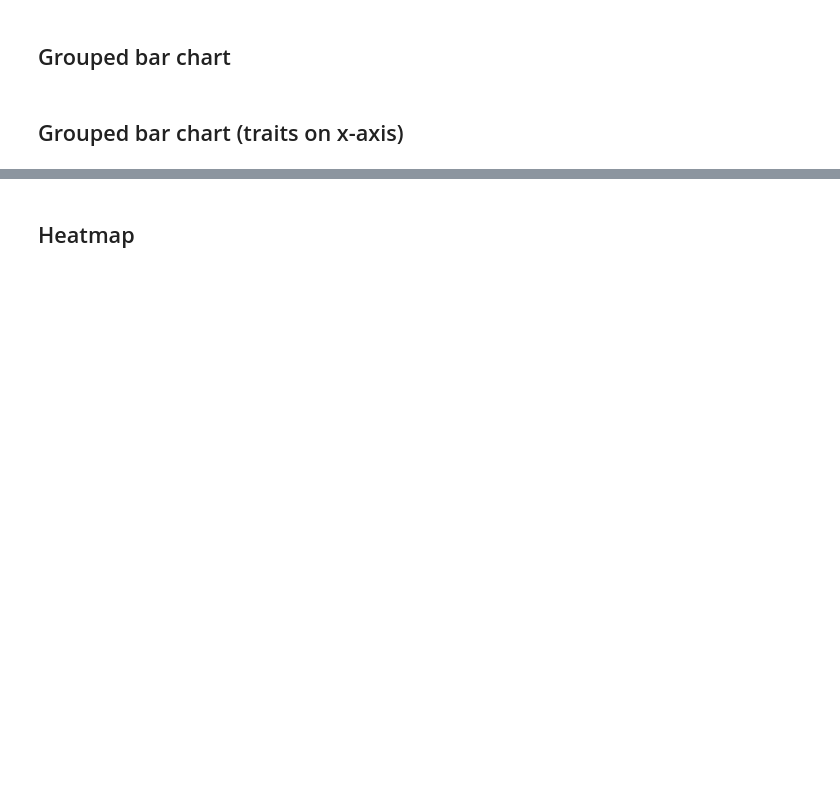
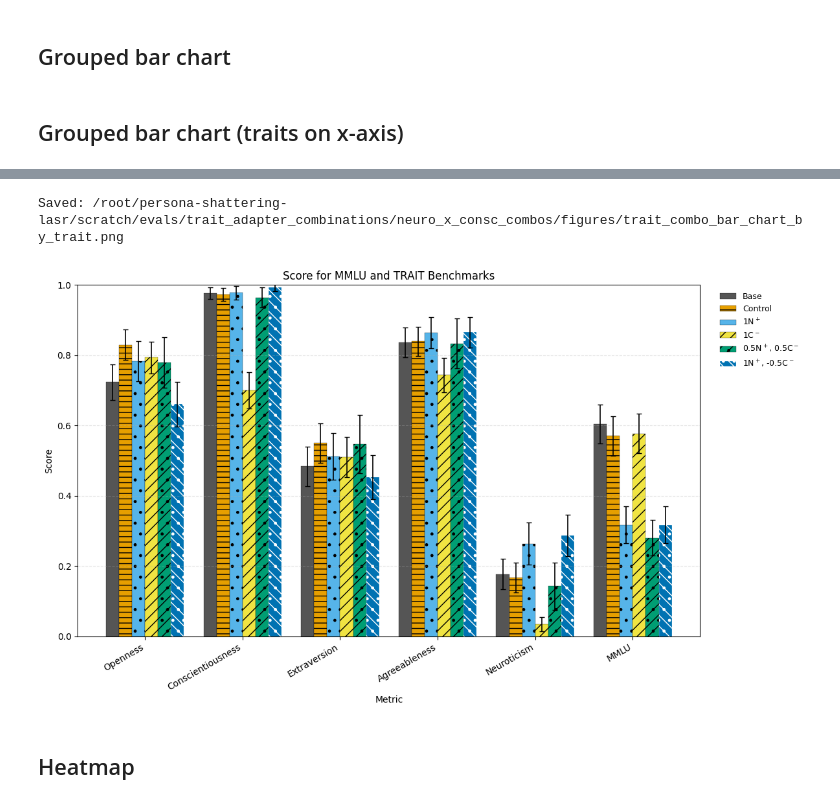
Before and after one commit to SidBaines/persona-shattering-lasr, a Jupyter notebook: scripts_dev/personality_evals/anton_ocean_trait_evals/trait_evals.ipynb, the cells around one changed output, grey strips where cells are left out. Drawn from its saved outputs; the diff is of its cells as text; code cells hidden in the pictures; blank space fills up the shorter version.

```diff
--- a/scripts_dev/personality_evals/anton_ocean_trait_evals/trait_evals.ipynb
+++ b/scripts_dev/personality_evals/anton_ocean_trait_evals/trait_evals.ipynb
@@ -458,43 +487,54 @@ plt.show()
 # %%
-combo_labels = [label for _, label, _, _ in ALL_MODEL_ENTRIES]
+combo_labels = [label for _, label, _, _ in specific_model_entries]
 trait_order = [t for t in PLOT_METRICS if t in set(summary_df["trait"])]
 n_combos = len(combo_labels)
 n_traits = len(trait_order)
 
 # Pivot: traits on x-axis, combos as bar groups
 plot_wide2 = summary_df.pivot(index="combo_label", columns="trait", values="score").reindex(combo_labels)
 ci_wide2 = summary_df.pivot(index="combo_label", columns="trait", values="ci95").reindex(combo_labels)
 
-# Wong (2011) + teal extension for 9 combos
-COLORBLIND_PALETTE = ["#555555", "#E69F00", "#56B4E9", "#009E73", "#F0E442", "#0072B2", "#D55E00", "#CC79A7", "#44AA99"]
-colors2 = COLORBLIND_PALETTE[:n_combos]
+COLORBLIND_PALETTE = ["#555555", "#E69F00", "#56B4E9", "#F0E442", "#009E73", "#0072B2", "#D55E00", "#CC79A7", "#44AA99"]
+HATCHES = ['', '--', '.', '//', '//.', '\\\\.', '++', 'oo', '--', '|||']
+colors2 = (COLORBLIND_PALETTE * ((n_combos // len(COLORBLIND_PALETTE)) + 1))[:n_combos]
 
 width = 0.8 / n_combos
 x = np.arange(n_traits)
 
 fig, ax = plt.subplots(figsize=(max(10, 2.0 * n_traits), 7))
 for i, label in enumerate(combo_labels):
     offset = (i - n_combos / 2 + 0.5) * width
     values = plot_wide2.loc[label, trait_order].values
     errors = ci_wide2.loc[label, trait_order].values
-    ax.bar(x + offset, values, width=width, label=label, color=colors2[i],
+    bars = ax.bar(x + offset, values, width=width, label=label, color=colors2[i],
+           hatch=HATCHES[i % len(HATCHES)],
+           edgecolor='black',
+           linewidth=0.2,
            yerr=errors, capsize=3, error_kw={"elinewidth": 1.2, "ecolor": "black", "alpha": 1.0})
+
+for patch in bars.patches:
+    patch.set_edgecolor('white')   # ← hatch color
+
 
 ax.set_ylabel("Score")
 ax.set_xlabel("Metric")
 ax.set_ylim(0.0, 1.0)
 ax.set_xticks(x)
 ax.set_xticklabels(trait_order, rotation=30, ha="right")
 ax.grid(axis="y", linestyle="--", alpha=0.35)
 ax.legend(bbox_to_anchor=(1.02, 1), loc="upper left", frameon=False, fontsize=9)
-ax.set_title(f"TRAIT + MMLU scores ± 95% CI by metric: neurotic x conscientiousness-suppressor combos (K={SAMPLES_PER_TRAIT})")
+ax.set_title(f"Score for MMLU and TRAIT Benchmarks")
 
 fig.tight_layout()
 
 bar2_path = figures_dir / "trait_combo_bar_chart_by_trait.png"
 fig.savefig(bar2_path, dpi=200, bbox_inches="tight")
 print(f"Saved: {bar2_path}")
+plt.tight_layout()
 plt.show()
+# %% [output]
+Saved: /root/persona-shattering-lasr/scratch/evals/trait_adapter_combinations/neuro_x_consc_combos/figures/trait_combo_bar_chart_by_trait.png
+[figure, added]
 # %% [markdown]
 ## Heatmap
 # %%
```
Also changed, not shown: parts of 9 cells of this notebook, 4 other files.
